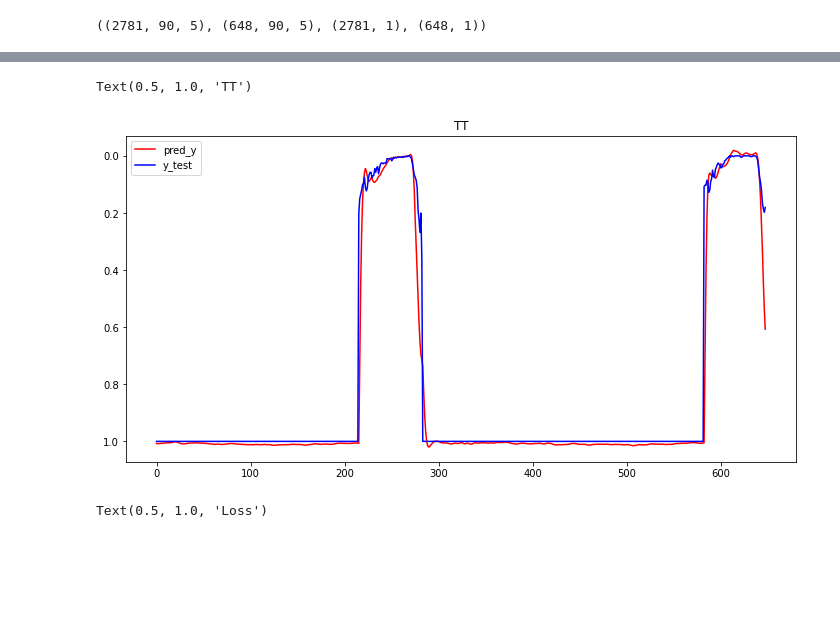
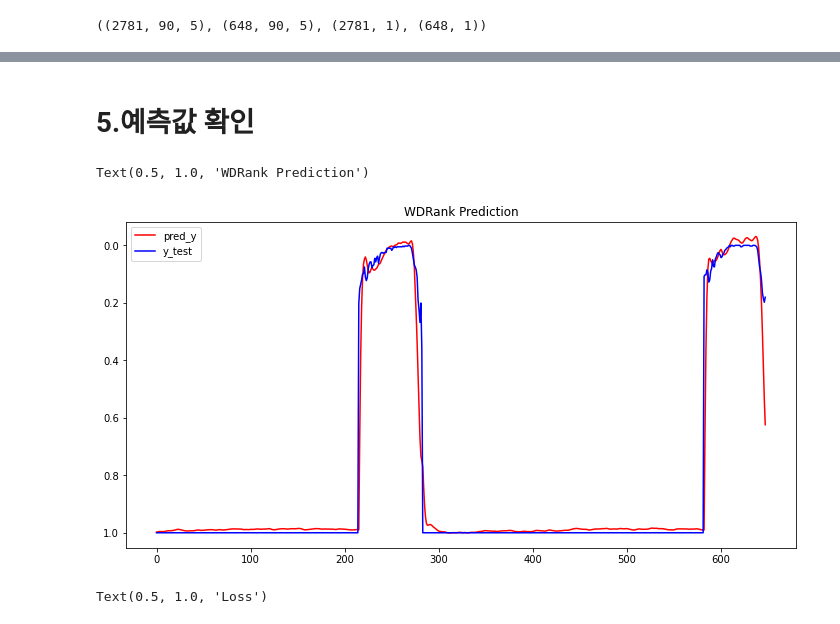
Before and after one commit to juneilsam/mariah_carey_christmas, a Jupyter notebook: mariah_lstm.ipynb, the cells around one changed output, grey strips where cells are left out. Cells and saved outputs as stored; diff of their text form; code cells hidden in the pictures; blank space fills up the shorter version.

```diff
--- a/mariah_lstm.ipynb
+++ b/mariah_lstm.ipynb
@@ -146,12 +173,11 @@ X_train.shape, X_test.shape, y_train.shape, y_test.shape
 # %%
-model = Sequential() # 층층이 차례대로 쌓겠다.
-
-# model.add(BatchNormalization(axis=1, input_shape=X_train.shape[1:]))
+# 데이터 training 지표 설정
+model = Sequential()
 
 model.add(LSTM(90, return_sequences = True, input_shape=(90, 5), activation = 'relu')) # LSTM을 거친다.
 model.add(LSTM(64, return_sequences = False, activation = 'relu')) # 한 번 더
 
-model.add(Dense(1, activation='linear')) # 값을 하나 구한다. 예측한 주가
+model.add(Dense(1)) # 값을 하나 구한다. 예측한 WDRank
 model.compile(loss = 'mse', optimizer = 'adam', metrics = ['acc'])
 
 model.summary()
@@ -200,15 +222,18 @@ Epoch 00010: early stopping
+# %% [markdown]
+# 5.예측값 확인
 # %%
+# 예측값 확인
 pred_y = model.predict(X_test)
 
 plt.figure(figsize=[12, 6])
 plt.plot(pred_y.ravel(), 'r-', label='pred_y')
 plt.plot(y_test.ravel(), 'b-', label='y_test')
 plt.gca().invert_yaxis()
 plt.legend()
-plt.title('TT')
+plt.title('WDRank Prediction')
 # %% [output]
-Text(0.5, 1.0, 'TT')
+Text(0.5, 1.0, 'WDRank Prediction')
-[figure, old version]
+[figure, new version]
 # %%
 plt.plot(h.history['loss'], label = 'loss')
 plt.legend() # 우측 상단 파란선
```
Also changed, not shown: parts of 22 cells of this notebook.
